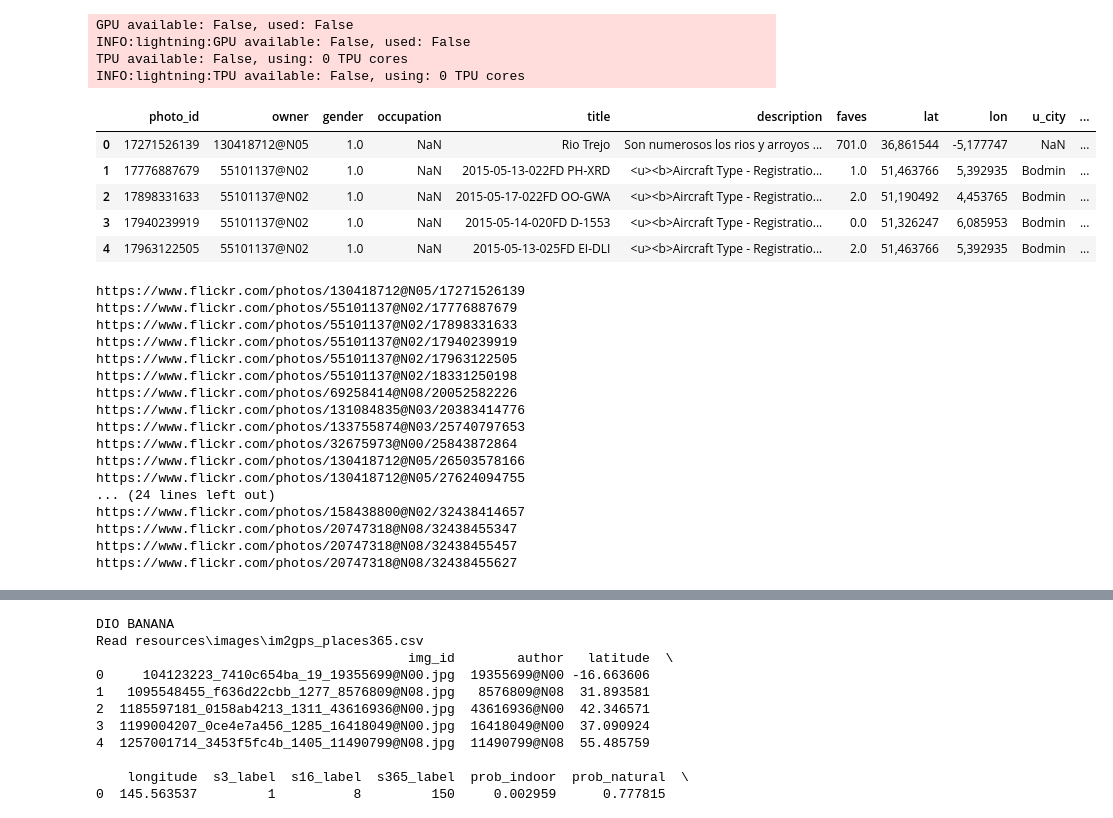
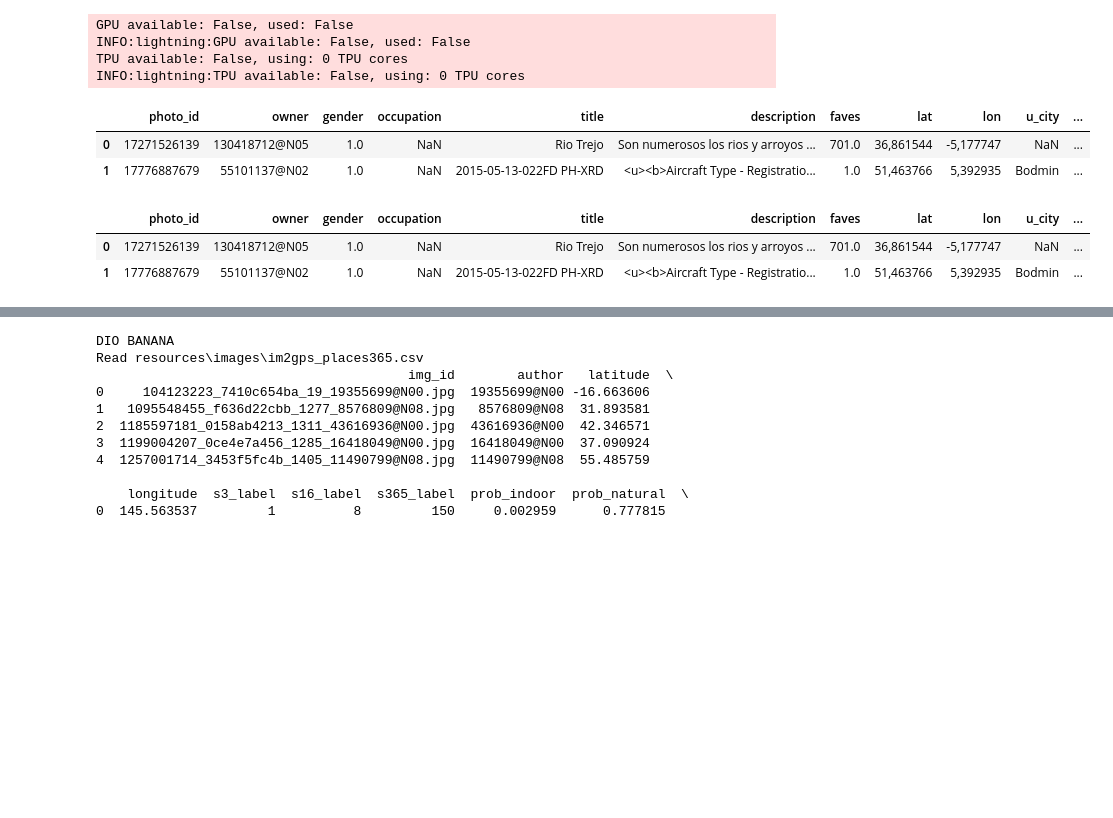
Before and after one commit to ematteli/VisionProject, a Jupyter notebook: test_notebook.ipynb, the cells around one changed output, grey strips where cells are left out. Drawn from its saved outputs; the diff is of its cells as text; code cells hidden in the pictures; blank space fills up the shorter version.

Commit message:
trying to generate the correct links for the 10k dataset

```diff
--- a/test_notebook.ipynb
+++ b/test_notebook.ipynb
@@ -96,39 +96,24 @@ INFO:lightning:GPU available: False, used: False
 TPU available: False, using: 0 TPU cores
 INFO:lightning:TPU available: False, using: 0 TPU cores
 # %%
+#I took this dataset from https://www.kaggle.com/datasets/amiralisa/flickr/download?datasetVersionNumber=1
 csv10k = r'C:\Users\latta\GitHub\Vision_Project\GeoEstimation\resources\images\landscape10k\data_10k.csv'
 new_data_urls = pd.read_csv(csv10k, sep = ';')
-display(new_data_urls.head())
+display(new_data_urls.head(2))
 #ok è molto più difficile trovare le foto da questo file. L'url della foto ti spiaga come trovarlo qui
 #https://www.flickr.com/services/api/misc.urls.html
 #sometimes https://www.flickr.com/photos/{user-id}/{photo-id} works sometimes no
+# we can also try https://www.flickr.com/photo.gne?id={photo-id}
 ss = 'https://www.flickr.com/photos/'
-new_data_urls['url']=[ss + '/'.join((str(i[0]),str(i[1]))) for i in zip(new_data_urls['owner'], new_data_urls['photo_id'])]
-for i in new_data_urls['url'].head(40):
-    print(i)
+new_data_urls['base_url']=[ss + '/'.join((str(i[0]),str(i[1]))) for i in zip(new_data_urls['owner'], new_data_urls['photo_id'])]
+
+display(new_data_urls.head(2))
 
 # a questo punto imparando ad usare il loro file download_images.py dovremmo farcela
 # %% [output]
 |  | photo_id | owner | gender | occupation | title | description | faves | lat | lon | u_city | ... |
 | 0 | 17271526139 | 130418712@N05 | 1.0 | NaN | Rio Trejo | Son numerosos los rios y arroyos ... | 701.0 | 36,861544 | -5,177747 | NaN | ... |
 | 1 | 17776887679 | 55101137@N02 | 1.0 | NaN | 2015-05-13-022FD PH-XRD | <u><b>Aircraft Type - Registratio... | 1.0 | 51,463766 | 5,392935 | Bodmin | ... |
-| 2 | 17898331633 | 55101137@N02 | 1.0 | NaN | 2015-05-17-022FD OO-GWA | <u><b>Aircraft Type - Registratio... | 2.0 | 51,190492 | 4,453765 | Bodmin | ... |
-| 3 | 17940239919 | 55101137@N02 | 1.0 | NaN | 2015-05-14-020FD D-1553 | <u><b>Aircraft Type - Registratio... | 0.0 | 51,326247 | 6,085953 | Bodmin | ... |
-| 4 | 17963122505 | 55101137@N02 | 1.0 | NaN | 2015-05-13-025FD EI-DLI | <u><b>Aircraft Type - Registratio... | 2.0 | 51,463766 | 5,392935 | Bodmin | ... |
-https://www.flickr.com/photos/130418712@N05/17271526139
-https://www.flickr.com/photos/55101137@N02/17776887679
-https://www.flickr.com/photos/55101137@N02/17898331633
-https://www.flickr.com/photos/55101137@N02/17940239919
-https://www.flickr.com/photos/55101137@N02/17963122505
-https://www.flickr.com/photos/55101137@N02/18331250198
-https://www.flickr.com/photos/69258414@N08/20052582226
-https://www.flickr.com/photos/131084835@N03/20383414776
-https://www.flickr.com/photos/133755874@N03/25740797653
-https://www.flickr.com/photos/32675973@N00/25843872864
-https://www.flickr.com/photos/130418712@N05/26503578166
-https://www.flickr.com/photos/130418712@N05/27624094755
-... (24 lines left out)
-https://www.flickr.com/photos/158438800@N02/32438414657
-https://www.flickr.com/photos/20747318@N08/32438455347
-https://www.flickr.com/photos/20747318@N08/32438455457
-https://www.flickr.com/photos/20747318@N08/32438455627
+|  | photo_id | owner | gender | occupation | title | description | faves | lat | lon | u_city | ... |
+| 0 | 17271526139 | 130418712@N05 | 1.0 | NaN | Rio Trejo | Son numerosos los rios y arroyos ... | 701.0 | 36,861544 | -5,177747 | NaN | ... |
+| 1 | 17776887679 | 55101137@N02 | 1.0 | NaN | 2015-05-13-022FD PH-XRD | <u><b>Aircraft Type - Registratio... | 1.0 | 51,463766 | 5,392935 | Bodmin | ... |
```
Also changed, not shown: parts of 7 cells of this notebook, 1 other file.
